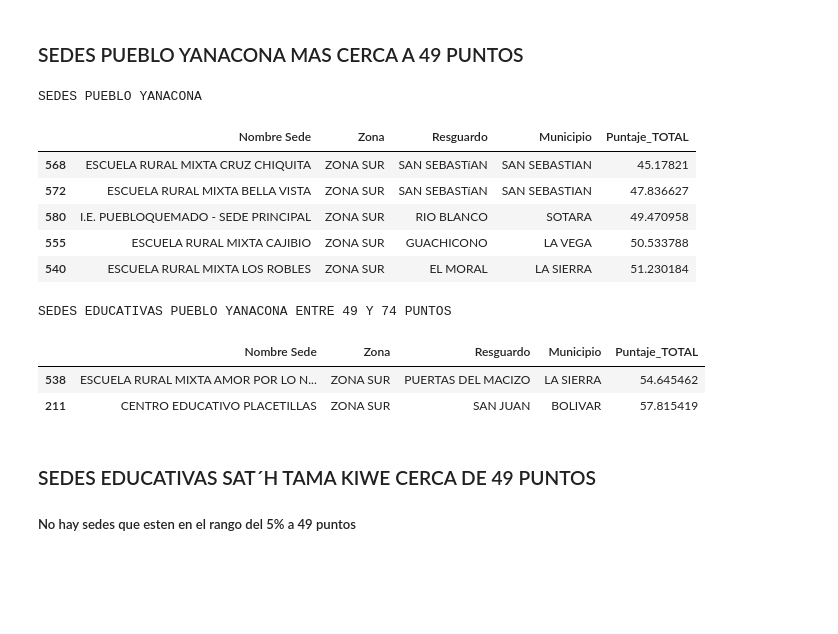
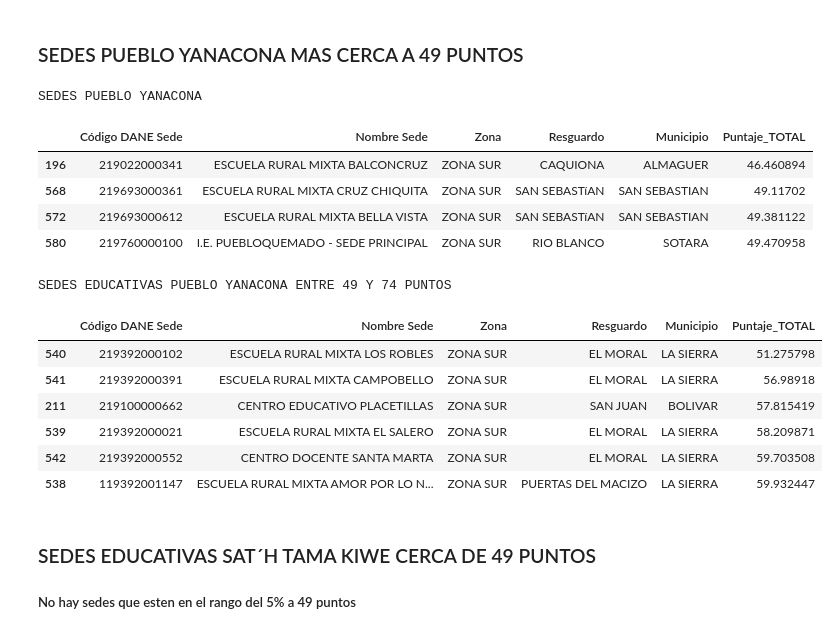
Before and after one commit to Eiver12/ANALISIS-DE-DATOS-SEDES-EDCUCATIVAS, a Jupyter notebook: datos.ipynb, the cells around one changed output. Cells and saved outputs as stored; diff of their text form; code cells hidden in the pictures; blank space fills up the shorter version.

```diff
--- a/datos.ipynb
+++ b/datos.ipynb
@@ -8,9 +9,10 @@ import openpyxl
 # %% [markdown]
 ### Archivo a Analizar
 # %%
-archivo = 'Sedes_600.xlsx'
+archivo = 'datos-generales - 2026-06-01.xlsx'
 df = pd.read_excel(archivo)
 # %%
+pd.set_option('display.max_colwidth', None)
 plt.style.use('seaborn-v0_8-whitegrid')
 sns.set_theme(style='whitegrid')
 plt.rcParams['figure.figsize'] = (12, 8)
@@ -1936,12 +2022,12 @@ SEDES TIERRADENTRO
 # %%
 print('SEDES PUEBLO YANACONA')
 cerca_49_sur = cerca_49[(cerca_49['Zona'] == 'ZONA SUR') & (cerca_49['Pueblo'] == 'Pueblo Yanakuna')]
-cerca_49_sur[['Nombre Sede', 'Zona','Resguardo','Municipio','Puntaje_TOTAL']].sort_values(by='Puntaje_TOTAL')
+filtrado_cerca_49_yanacona_1 = cerca_49_sur[['Código DANE Sede','Nombre Sede', 'Zona','Resguardo','Municipio','Puntaje_TOTAL']].sort_values(by='Puntaje_TOTAL').head(4)
+filtrado_cerca_49_yanacona_1
 # %% [output]
 SEDES PUEBLO YANACONA
-|  | Nombre Sede | Zona | Resguardo | Municipio | Puntaje_TOTAL |
-| 568 | ESCUELA RURAL MIXTA CRUZ CHIQUITA | ZONA SUR | SAN SEBASTíAN | SAN SEBASTIAN | 45.17821 |
-| 572 | ESCUELA RURAL MIXTA BELLA VISTA | ZONA SUR | SAN SEBASTíAN | SAN SEBASTIAN | 47.836627 |
-| 580 | I.E. PUEBLOQUEMADO - SEDE PRINCIPAL | ZONA SUR | RIO BLANCO | SOTARA | 49.470958 |
-| 555 | ESCUELA RURAL MIXTA CAJIBIO | ZONA SUR | GUACHICONO | LA VEGA | 50.533788 |
-| 540 | ESCUELA RURAL MIXTA LOS ROBLES | ZONA SUR | EL MORAL | LA SIERRA | 51.230184 |
+|  | Código DANE Sede | Nombre Sede | Zona | Resguardo | Municipio | Puntaje_TOTAL |
+| 196 | 219022000341 | ESCUELA RURAL MIXTA BALCONCRUZ | ZONA SUR | CAQUIONA | ALMAGUER | 46.460894 |
+| 568 | 219693000361 | ESCUELA RURAL MIXTA CRUZ CHIQUITA | ZONA SUR | SAN SEBASTíAN | SAN SEBASTIAN | 49.11702 |
+| 572 | 219693000612 | ESCUELA RURAL MIXTA BELLA VISTA | ZONA SUR | SAN SEBASTíAN | SAN SEBASTIAN | 49.381122 |
+| 580 | 219760000100 | I.E. PUEBLOQUEMADO - SEDE PRINCIPAL | ZONA SUR | RIO BLANCO | SOTARA | 49.470958 |
@@ -1948,9 +2037,14 @@ SEDES PUEBLO YANACONA
 # %%
 print('SEDES EDUCATIVAS PUEBLO YANACONA ENTRE 49 Y 74 PUNTOS')
 entre_49_74_sur_2 = entre_49_74[(entre_49_74['Zona'] == 'ZONA SUR') & (entre_49_74['Puntaje_TOTAL'] < 60)]
-entre_49_74_sur_2[['Nombre Sede', 'Zona','Resguardo','Municipio','Puntaje_TOTAL']].head(2).sort_values(by='Puntaje_TOTAL')
+filtrado_cerca_49_yanacona_2 = entre_49_74_sur_2[['Código DANE Sede', 'Nombre Sede', 'Zona','Resguardo','Municipio','Puntaje_TOTAL']].head(6).sort_values(by='Puntaje_TOTAL')
+filtrado_cerca_49_yanacona_2
 # %% [output]
 SEDES EDUCATIVAS PUEBLO YANACONA ENTRE 49 Y 74 PUNTOS
-|  | Nombre Sede | Zona | Resguardo | Municipio | Puntaje_TOTAL |
-| 538 | ESCUELA RURAL MIXTA AMOR POR LO N... | ZONA SUR | PUERTAS DEL MACIZO | LA SIERRA | 54.645462 |
-| 211 | CENTRO EDUCATIVO PLACETILLAS | ZONA SUR | SAN JUAN | BOLIVAR | 57.815419 |
+|  | Código DANE Sede | Nombre Sede | Zona | Resguardo | Municipio | Puntaje_TOTAL |
+| 540 | 219392000102 | ESCUELA RURAL MIXTA LOS ROBLES | ZONA SUR | EL MORAL | LA SIERRA | 51.275798 |
+| 541 | 219392000391 | ESCUELA RURAL MIXTA CAMPOBELLO | ZONA SUR | EL MORAL | LA SIERRA | 56.98918 |
+| 211 | 219100000662 | CENTRO EDUCATIVO PLACETILLAS | ZONA SUR | SAN JUAN | BOLIVAR | 57.815419 |
+| 539 | 219392000021 | ESCUELA RURAL MIXTA EL SALERO | ZONA SUR | EL MORAL | LA SIERRA | 58.209871 |
+| 542 | 219392000552 | CENTRO DOCENTE SANTA MARTA | ZONA SUR | EL MORAL | LA SIERRA | 59.703508 |
+| 538 | 119392001147 | ESCUELA RURAL MIXTA AMOR POR LO N... | ZONA SUR | PUERTAS DEL MACIZO | LA SIERRA | 59.932447 |
```
Also changed, not shown: parts of 45 cells of this notebook, 17 other files.
